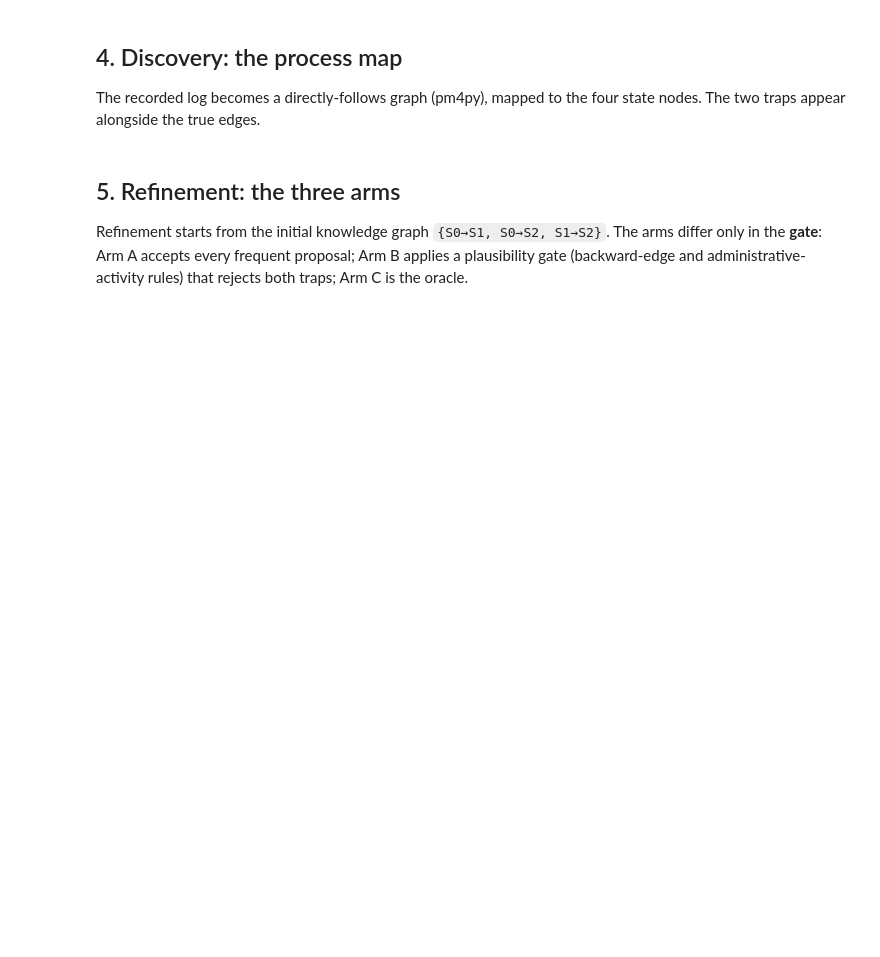
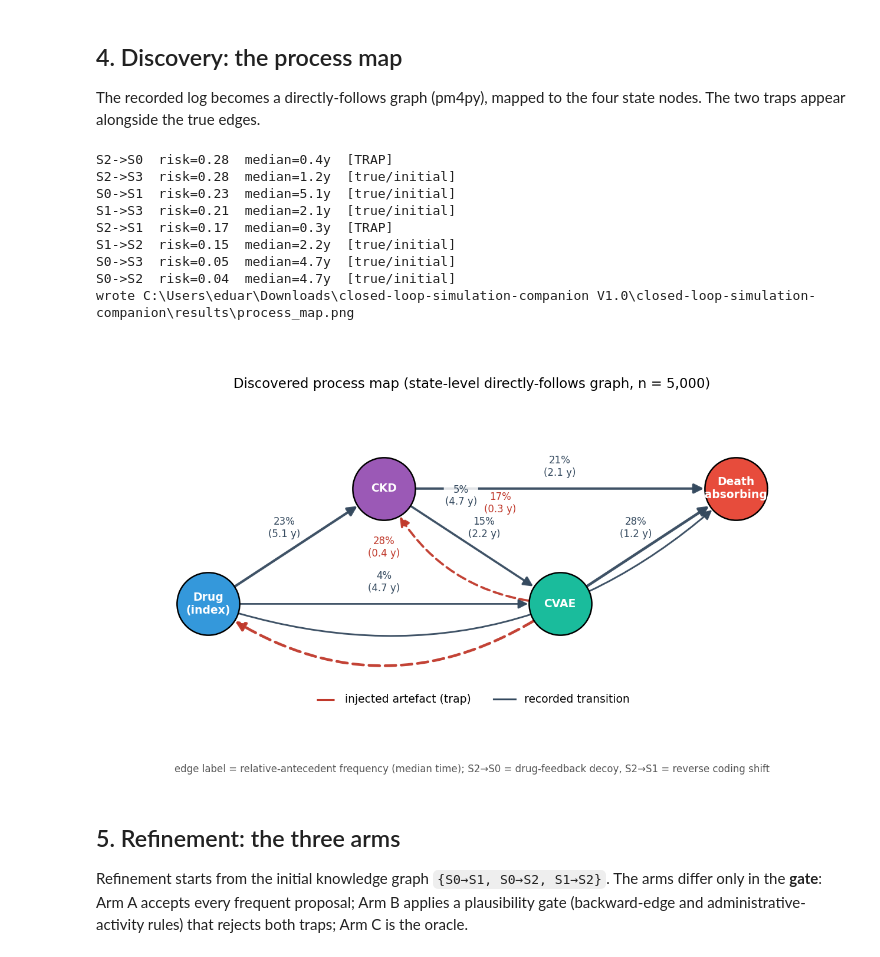
Before and after one commit to eduardo-illueca/closed-loop-simulation-companion, a Jupyter notebook: notebooks/closed_loop_simulation.ipynb, the cells around one changed output. Drawn from its saved outputs; the diff is of its cells as text; code cells hidden in the pictures; blank space fills up the shorter version.

Commit message:
Initial commit

```diff
--- a/notebooks/closed_loop_simulation.ipynb
+++ b/notebooks/closed_loop_simulation.ipynb
@@ -73,14 +95,25 @@ The recorded log becomes a directly-follows graph (pm4py), mapped to the four st
 # %%
 from closed_loop_sim.discovery import discover
 from closed_loop_sim.visualize import process_map
 from IPython.display import Image
 
 disc = discover(log, data.visit_counts)
 for (a, b), e in sorted(disc.state_edges.items(), key=lambda x: -x[1].risk):
     tag = "TRAP" if (a, b) in TRAP_EDGES else "true/initial"
     print(f"{a}->{b}  risk={e.risk:.2f}  median={e.median_time:.1f}y  [{tag}]")
 process_map(disc)
-Image("results/process_map.png")
+Image("../results/process_map.png")
+# %% [output]
+S2->S0  risk=0.28  median=0.4y  [TRAP]
+S2->S3  risk=0.28  median=1.2y  [true/initial]
+S0->S1  risk=0.23  median=5.1y  [true/initial]
+S1->S3  risk=0.21  median=2.1y  [true/initial]
+S2->S1  risk=0.17  median=0.3y  [TRAP]
+S1->S2  risk=0.15  median=2.2y  [true/initial]
+S0->S3  risk=0.05  median=4.7y  [true/initial]
+S0->S2  risk=0.04  median=4.7y  [true/initial]
+wrote C:\Users\eduar\Downloads\closed-loop-simulation-companion V1.0\closed-loop-simulation-companion\results\process_map.png
+[figure, added]
 # %% [markdown]
 ## 5. Refinement: the three arms
 
```
Also changed, not shown: parts of 10 cells of this notebook, 36 other files.
